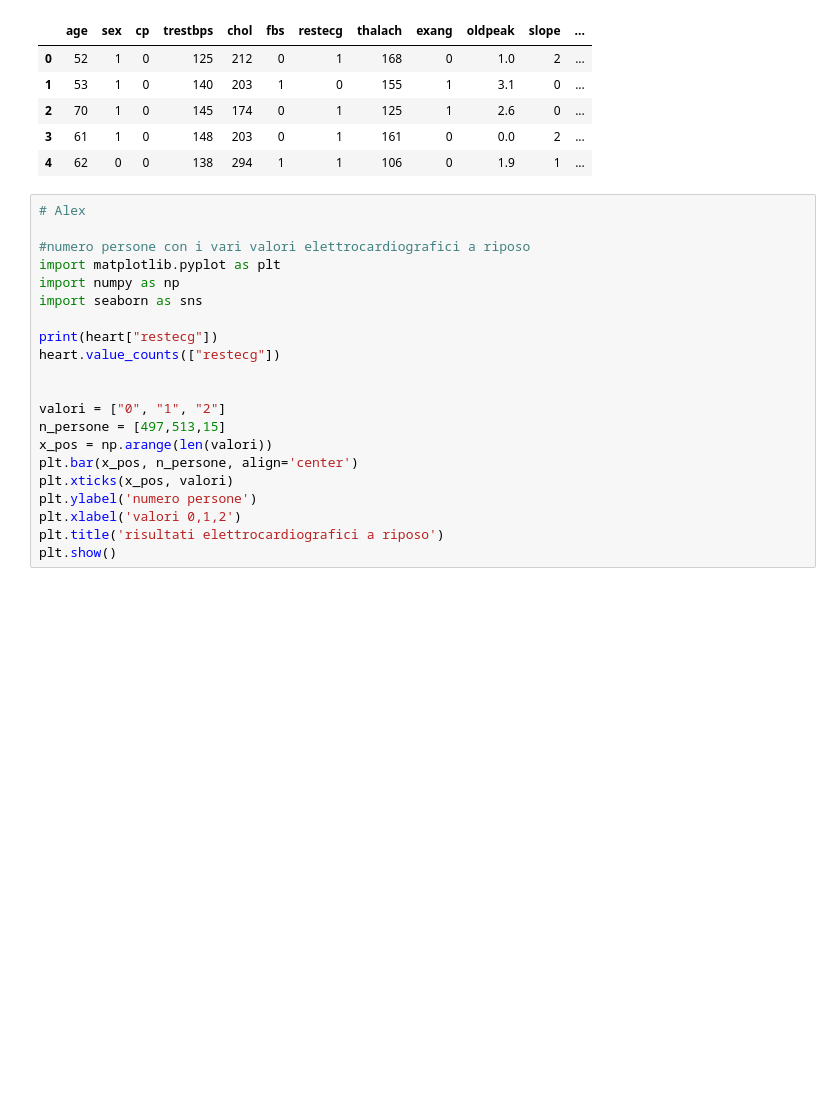
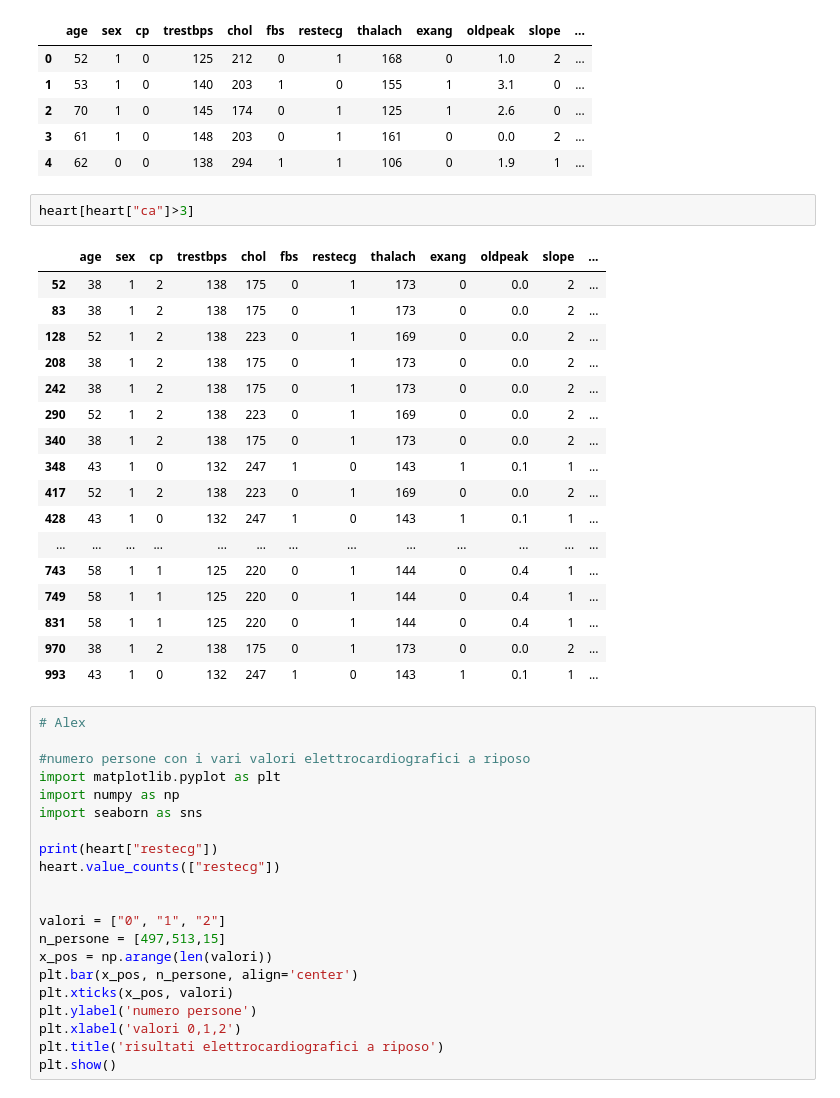
Before and after one commit to ProfeKing/NSPH_Project, a Jupyter notebook: NSPH_project.ipynb, the cells around one changed output. Cells and saved outputs as stored; diff of their text form; blank space fills up the shorter version.

```diff
--- a/NSPH_project.ipynb
+++ b/NSPH_project.ipynb
@@ -19,6 +19,26 @@ heart.head()
 | 2 | 70 | 1 | 0 | 145 | 174 | 0 | 1 | 125 | 1 | 2.6 | 0 | ... |
 | 3 | 61 | 1 | 0 | 148 | 203 | 0 | 1 | 161 | 0 | 0.0 | 2 | ... |
 | 4 | 62 | 0 | 0 | 138 | 294 | 1 | 1 | 106 | 0 | 1.9 | 1 | ... |
+# %%
+heart[heart["ca"]>3]
+# %% [output]
+|  | age | sex | cp | trestbps | chol | fbs | restecg | thalach | exang | oldpeak | slope | ... |
+| 52 | 38 | 1 | 2 | 138 | 175 | 0 | 1 | 173 | 0 | 0.0 | 2 | ... |
+| 83 | 38 | 1 | 2 | 138 | 175 | 0 | 1 | 173 | 0 | 0.0 | 2 | ... |
+| 128 | 52 | 1 | 2 | 138 | 223 | 0 | 1 | 169 | 0 | 0.0 | 2 | ... |
+| 208 | 38 | 1 | 2 | 138 | 175 | 0 | 1 | 173 | 0 | 0.0 | 2 | ... |
+| 242 | 38 | 1 | 2 | 138 | 175 | 0 | 1 | 173 | 0 | 0.0 | 2 | ... |
+| 290 | 52 | 1 | 2 | 138 | 223 | 0 | 1 | 169 | 0 | 0.0 | 2 | ... |
+| 340 | 38 | 1 | 2 | 138 | 175 | 0 | 1 | 173 | 0 | 0.0 | 2 | ... |
+| 348 | 43 | 1 | 0 | 132 | 247 | 1 | 0 | 143 | 1 | 0.1 | 1 | ... |
+| 417 | 52 | 1 | 2 | 138 | 223 | 0 | 1 | 169 | 0 | 0.0 | 2 | ... |
+| 428 | 43 | 1 | 0 | 132 | 247 | 1 | 0 | 143 | 1 | 0.1 | 1 | ... |
+| ... | ... | ... | ... | ... | ... | ... | ... | ... | ... | ... | ... | ... |
+| 743 | 58 | 1 | 1 | 125 | 220 | 0 | 1 | 144 | 0 | 0.4 | 1 | ... |
+| 749 | 58 | 1 | 1 | 125 | 220 | 0 | 1 | 144 | 0 | 0.4 | 1 | ... |
+| 831 | 58 | 1 | 1 | 125 | 220 | 0 | 1 | 144 | 0 | 0.4 | 1 | ... |
+| 970 | 38 | 1 | 2 | 138 | 175 | 0 | 1 | 173 | 0 | 0.0 | 2 | ... |
+| 993 | 43 | 1 | 0 | 132 | 247 | 1 | 0 | 143 | 1 | 0.1 | 1 | ... |
 # %%
 # Alex
 
```
Also changed, not shown: parts of 15 cells of this notebook.
